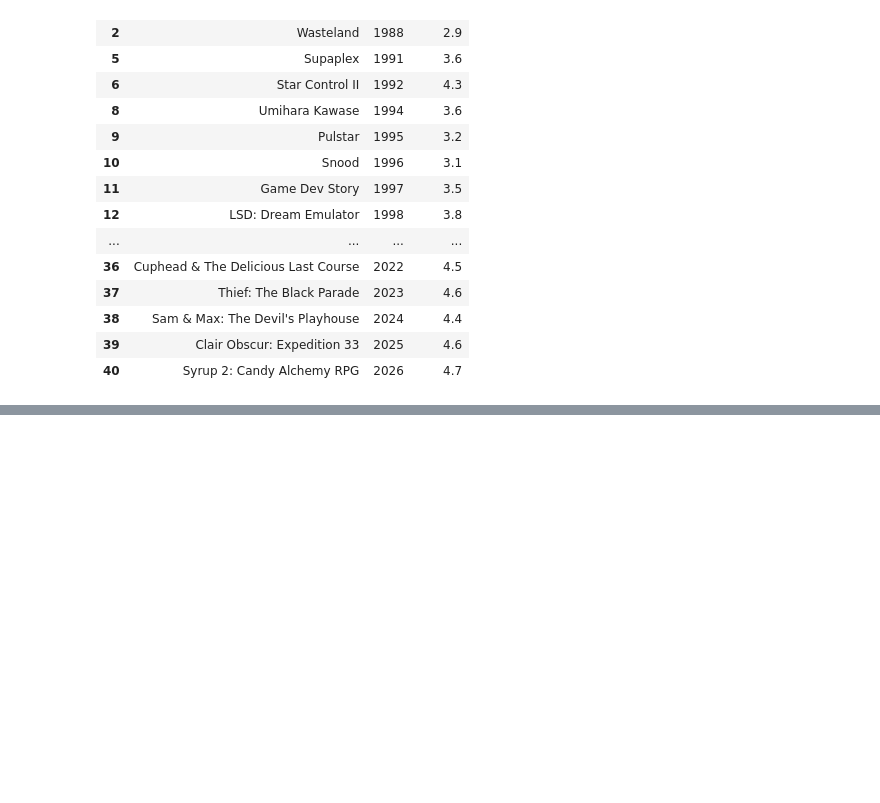
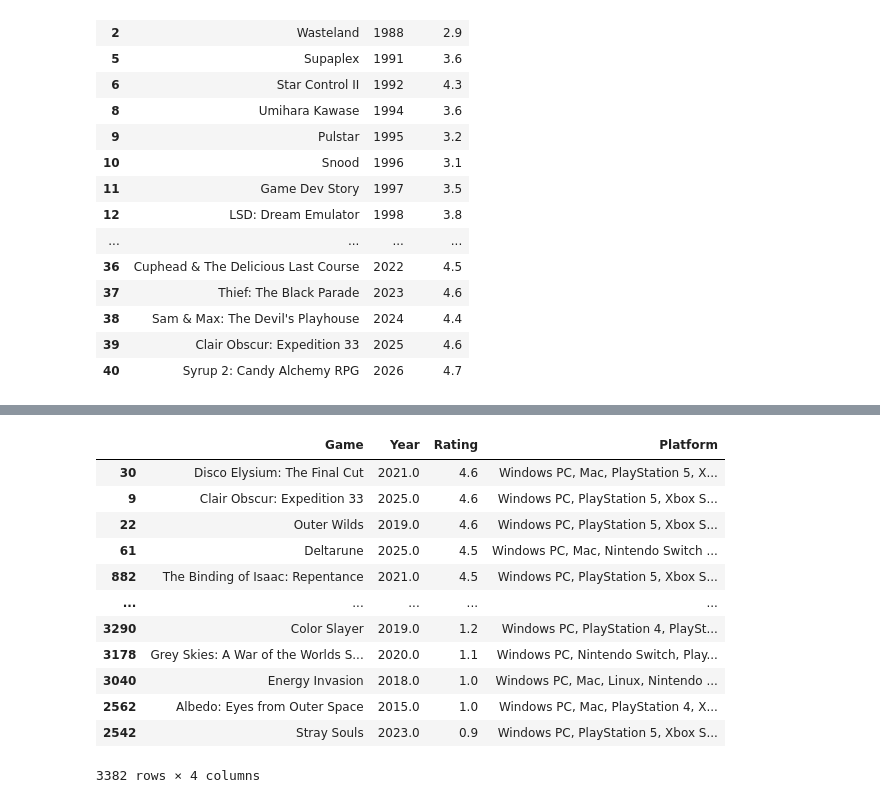
Before and after one commit to vicho-bece/Python-Data-Analytics, a Jupyter notebook: Indie Games/indie_games.ipynb, the cells around one changed output, grey strips where cells are left out. Cells and saved outputs as stored; diff of their text form; code cells hidden in the pictures; blank space fills up the shorter version.

```diff
--- a/Indie Games/indie_games.ipynb
+++ b/Indie Games/indie_games.ipynb
@@ -58,11 +71,7 @@ Se elimina aquellas filas que cumplen con las siguientes condiciones (las que se
 - El contador de calificaciones sea igual a 0.
 - El tiempo de promedio de horas ocupadas para terminar un juego sea 0 o no hay datos reportados.
 # %%
-data = data.dropna(subset=[
-    'Developer',
-    'Release_Year',
-    'Avg_Rating'
-])
+
 data = data[data['Plays'] > 0]
 data = data[data['Rating_Count'] > 0]
 data = data[data['Avg_Time'] > 0]
@@ -98,8 +107,8 @@ La ejecución se basa en los siguientes pasos:
 sup_years = int(data['Release_Year'].max())
 inf_years = int(data['Release_Year'].min())
 
-# Creo un dataframe para guardar los juegos del año
-game_year = pd.DataFrame(columns=['Game', 'Year', 'Rating'])
+# Creo un dataframe 'games' para guardar los juegos del año
+games = pd.DataFrame(columns=['Game', 'Year', 'Rating'])
 
 # Itero cada año desde el valor minimo hasta el maximo
 for i in range(inf_years, sup_years):
@@ -110,13 +119,12 @@ for i in range(inf_years, sup_years):
     # Aseguro que los resultados no esten vacios
     if not datos.empty:
 
-        # Se ordena por valoracion, obtengo el primer registro y lo guardo en los juegos del año
+        # Se ordena por valoracion, obtengo el primer registro y lo guardo en 'games'
         datos = datos.sort_values(by='Avg_Rating', ascending=False)
         datos = datos.iloc[0]
-        game_year.loc[i - inf_years] = {'Game': datos['Title'], 'Year': i, 'Rating': datos['Avg_Rating']}
+        games.loc[i - inf_years] = {'Game': datos['Title'], 'Year': i, 'Rating': datos['Avg_Rating']}
 
-
-game_year
+games
 # %% [output]
 |  | Game | Year | Rating |
 | 0 | Alter Ego | 1986 | 3.4 |
@@ -137,0 +158,37 @@ game_year
+# %%
+brand = 'PlayStation'
+
+
+games = pd.DataFrame(columns=['Game', 'Year', 'Rating', 'Platform'])
+
+size = 0
+
+for i, row in data.iterrows():
+    group_plat = row['Platforms'].split(',')
+
+    for plat in group_plat:
+
+        plat = plat.lstrip()
+
+        if plat.startswith(brand):
+
+            games.loc[size] = {'Game': row['Title'], 'Year': row['Release_Year'], 'Rating': row['Avg_Rating'], 'Platform': row['Platforms']}
+            size += 1
+            break
+
+games = games.sort_values(by='Rating', ascending=False)
+games
+# %% [output]
+|  | Game | Year | Rating | Platform |
+| 30 | Disco Elysium: The Final Cut | 2021.0 | 4.6 | Windows PC, Mac, PlayStation 5, X... |
+| 9 | Clair Obscur: Expedition 33 | 2025.0 | 4.6 | Windows PC, PlayStation 5, Xbox S... |
+| 22 | Outer Wilds | 2019.0 | 4.6 | Windows PC, PlayStation 5, Xbox S... |
+| 61 | Deltarune | 2025.0 | 4.5 | Windows PC, Mac, Nintendo Switch ... |
+| 882 | The Binding of Isaac: Repentance | 2021.0 | 4.5 | Windows PC, PlayStation 5, Xbox S... |
+| ... | ... | ... | ... | ... |
+| 3290 | Color Slayer | 2019.0 | 1.2 | Windows PC, PlayStation 4, PlaySt... |
+| 3178 | Grey Skies: A War of the Worlds S... | 2020.0 | 1.1 | Windows PC, Nintendo Switch, Play... |
+| 3040 | Energy Invasion | 2018.0 | 1.0 | Windows PC, Mac, Linux, Nintendo ... |
+| 2562 | Albedo: Eyes from Outer Space | 2015.0 | 1.0 | Windows PC, Mac, PlayStation 4, X... |
+| 2542 | Stray Souls | 2023.0 | 0.9 | Windows PC, PlayStation 5, Xbox S... |
+3382 rows × 4 columns
```
Also changed, not shown: parts of 6 cells of this notebook.
